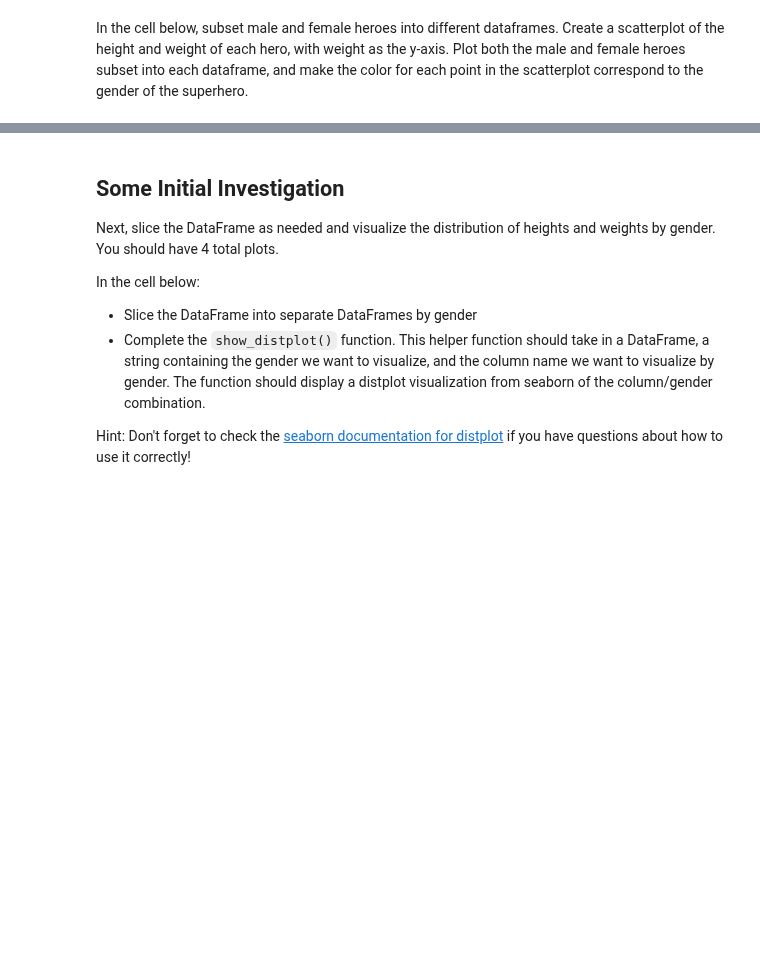
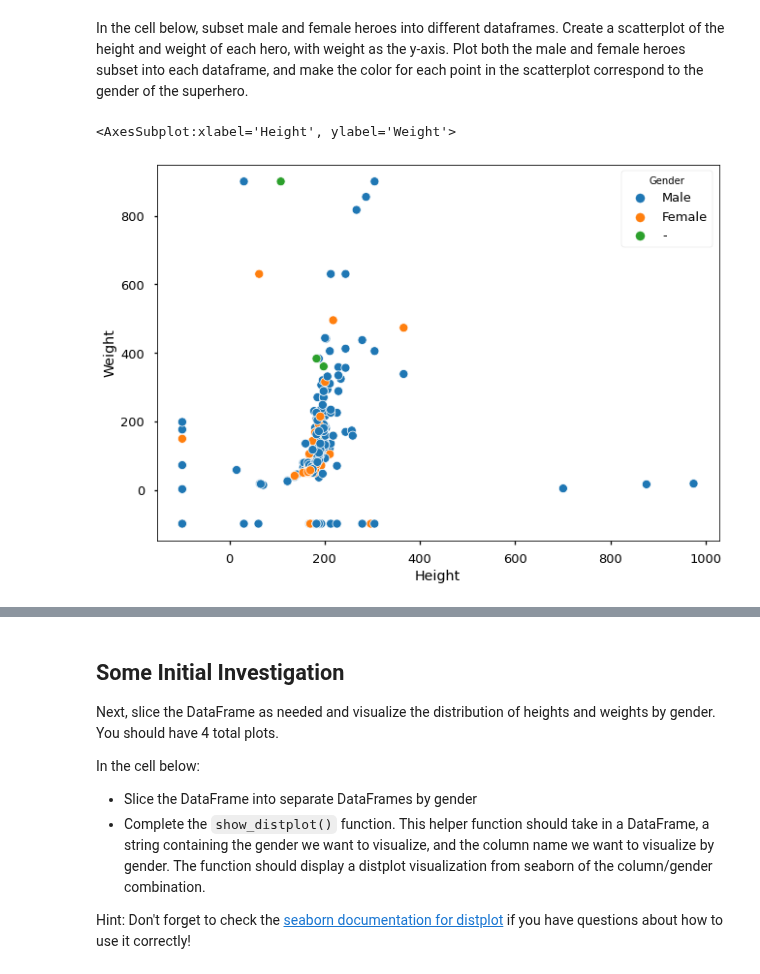
Before and after one commit to flatiron-school/Online-DS-FT-022221-Cohort-Notes, a Jupyter notebook: Phase_1/topic_05_data_cleaning_in_pandas/labs_from_class/dsc-data-cleaning-project-master/index-heroes.ipynb, the cells around one changed output, grey strips where cells are left out. Drawn from its saved outputs; the diff is of its cells as text; code cells hidden in the pictures; blank space fills up the shorter version.

```diff
--- a/Phase_1/topic_05_data_cleaning_in_pandas/labs_from_class/dsc-data-cleaning-project-master/index-heroes.ipynb
+++ b/Phase_1/topic_05_data_cleaning_in_pandas/labs_from_class/dsc-data-cleaning-project-master/index-heroes.ipynb
@@ -67,0 +207,3 @@ ________________________________________________________________________________
+# %%
+heroes_df['Weight'].fillna(heroes_df['Weight'].max(),inplace=True)
+heroes_df[heroes_df.isna().any(axis=1)]
@@ -75,0 +247,3 @@ In the cell below, join the two DataFrames.  Think about which sort of join you
+# %%
+heroes_df = heroes_df[~heroes_df.duplicated()]
+heroes_df[heroes_df.duplicated()]
@@ -75,0 +252,2 @@ In the cell below, join the two DataFrames.  Think about which sort of join you
+# %%
+heroes_df.drop_duplicates(inplace=True)
@@ -75,0 +268,3 @@ In the cell below, join the two DataFrames.  Think about which sort of join you
+# %%
+df = pd.merge(heroes_df,powers_df,left_on='name',right_on='hero_names',how='inner')
+df
@@ -76,2 +287,8 @@ In the cell below, join the two DataFrames.  Think about which sort of join you
 # %% [markdown]
 In the cell below, subset male and female heroes into different dataframes.  Create a scatterplot of the height and weight of each hero, with weight as the y-axis.  Plot both the male and female heroes subset into each dataframe, and make the color for each point in the scatterplot correspond to the gender of the superhero.
+# %%
+plt.style.use('seaborn-talk')
+sns.scatterplot(data=df, x='Height', y='Weight',hue='Gender')
+# %% [output]
+<AxesSubplot:xlabel='Height', ylabel='Weight'>
+[figure, added]
```
Also changed, not shown: parts of 32 cells of this notebook, 2 other files.
